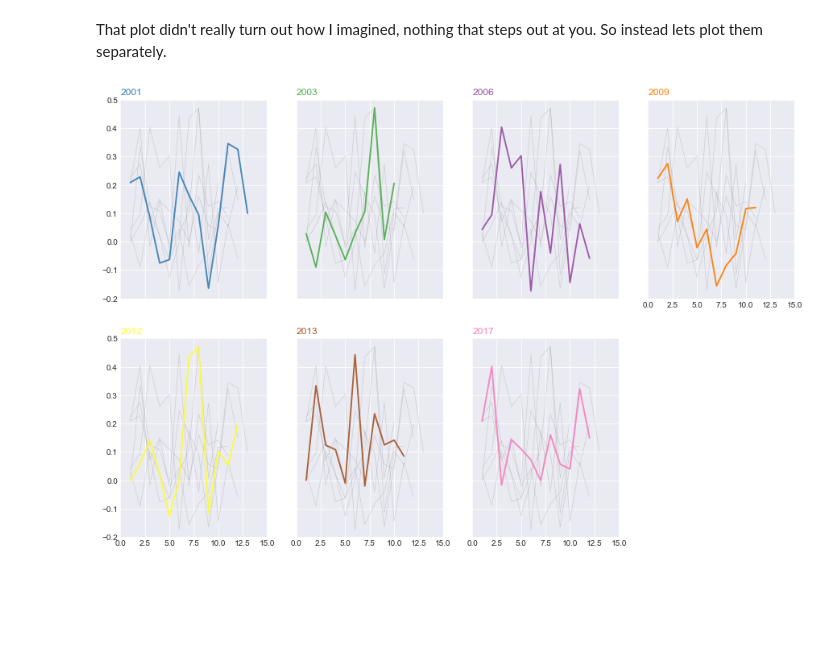
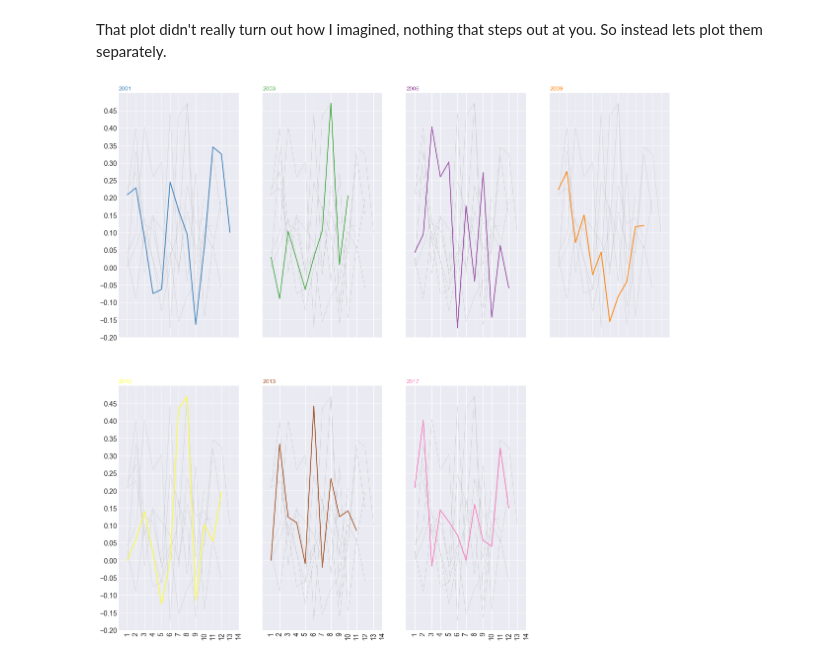
Before and after one commit to numalj/John-Mayer-Lyrics-Analysis, a Jupyter notebook: JM Lyrics Analysis - Sentiment Analysis.ipynb, the cells around one changed output. Cells and saved outputs as stored; diff of their text form; code cells hidden in the pictures; blank space fills up the shorter version.

```diff
--- a/JM Lyrics Analysis - Sentiment Analysis.ipynb
+++ b/JM Lyrics Analysis - Sentiment Analysis.ipynb
@@ -258,7 +258,7 @@ for index, year in enumerate(data_albums.index):
     index+=1
     # Find the right spot on the plot
     plt.subplot(2,4, index)
-    plt.rcParams['figure.figsize'] = [15, 10]
+    plt.rcParams['figure.figsize'] = [20, 20]
 #     plt.subplots(2,2,figsize=(15,15))
 
     # plot every groups, but discreet
@@ -267,33 +267,41 @@ for index, year in enumerate(data_albums.index):
 
     # Plot the lineplot
     plt.plot(data_songs[data_songs['Year']==year]['Track #'],data_songs[data_songs['Year']==year]['polarity'], marker='', color=palette(index), linewidth=1.9, alpha=0.9, label=year)
 
     # Same limits for everybody!
     plt.ylim(-0.2, 0.5)
-    plt.xlim(0, 15)
+    plt.xlim(0, 14)
+
+    #Set x axis ticks to track number
+    plt.xticks(range(1,15,1))
+
+    # Make sure your axis ticks are large enough to be easily read.
+    # You don't want your viewers squinting to read your plot.
+    plt.yticks(np.arange(-0.2, 0.5, 0.05), fontsize=14)
+    plt.xticks(fontsize=14, rotation=90)
 
     # Not ticks everywhere
-    if index in range(4):
+    if index in range(5):
         plt.tick_params(
                 axis='x',       # changes apply to the x-axis
                 which='both',      # both major and minor ticks are affected
                 bottom='off',      # ticks along the bottom edge are off
                 top=False,         # ticks along the top edge are off # 'off' works too
                 labelbottom=False) # labels along the bottom edge are off)
 
     if index not in [1,5]:
         plt.tick_params(
                 axis='y',
                 which='both',
                 left='off',
                 labelleft=False)
 
     # Add title
     plt.title(year, loc='left', fontsize=12, fontweight=0, color=palette(index) )
 
 
 
 # for rank, year in enumerate(data_albums.index):
 #     plt.plot(data_songs[data_songs['Year']==year]['Track #'],data_songs[data_songs['Year']==year]['polarity'], lw=2.5, color=tableau20[rank])
 # %% [output]
-[figure, old version]
+[figure, new version]
```
Also changed, not shown: parts of 4 cells of this notebook.
